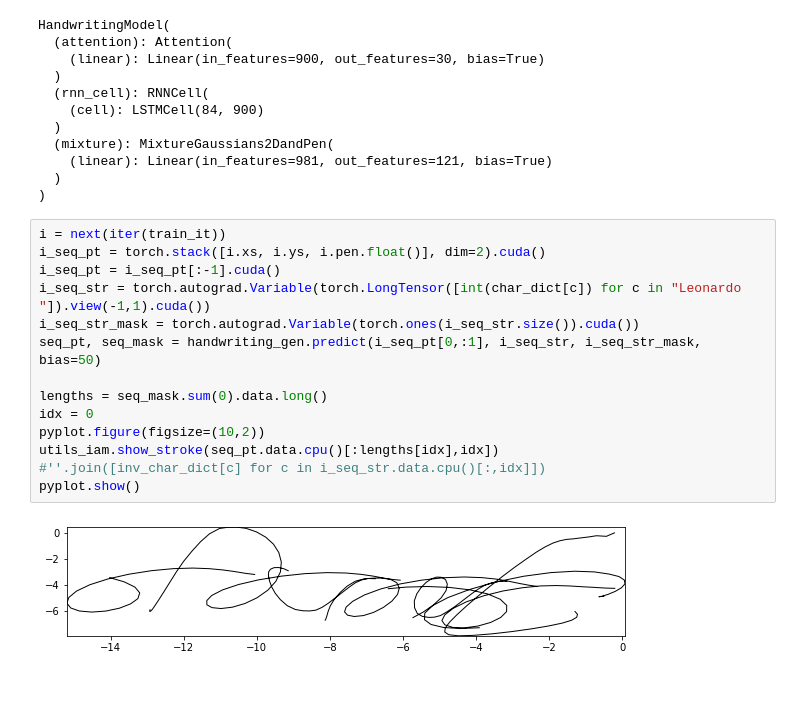
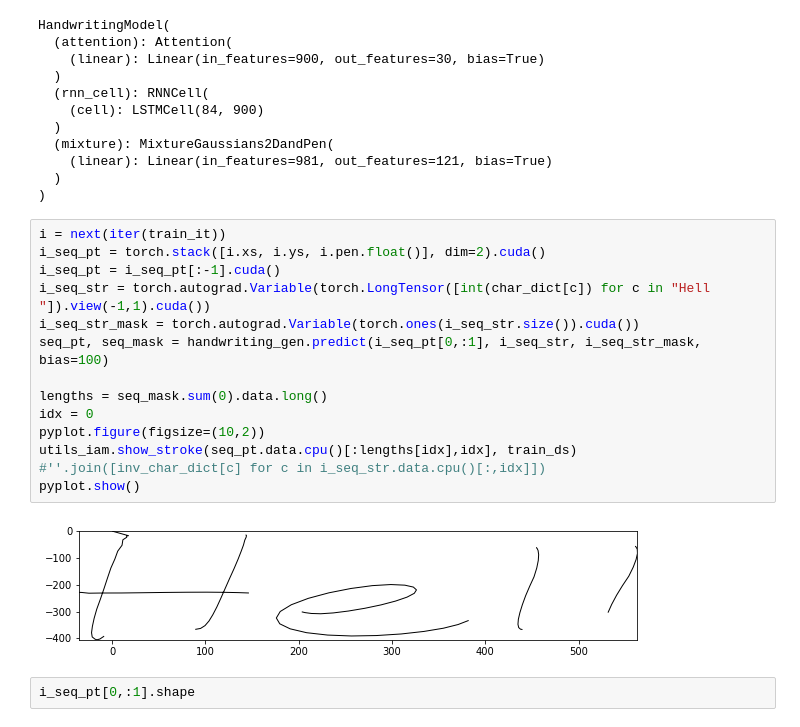
Before and after one commit to leonardoaraujosantos/Handwriting_Gen, a Jupyter notebook: prepare_dataset.ipynb, the cells around one changed output. Drawn from its saved outputs; the diff is of its cells as text; blank space fills up the shorter version.

```diff
--- a/prepare_dataset.ipynb
+++ b/prepare_dataset.ipynb
@@ -133,16 +133,18 @@ HandwritingModel(
 # %%
 i = next(iter(train_it))
 i_seq_pt = torch.stack([i.xs, i.ys, i.pen.float()], dim=2).cuda()
 i_seq_pt = i_seq_pt[:-1].cuda()
-i_seq_str = torch.autograd.Variable(torch.LongTensor([int(char_dict[c]) for c in "Leonardo "]).view(-1,1).cuda())
+i_seq_str = torch.autograd.Variable(torch.LongTensor([int(char_dict[c]) for c in "Hell "]).view(-1,1).cuda())
 i_seq_str_mask = torch.autograd.Variable(torch.ones(i_seq_str.size()).cuda())
-seq_pt, seq_mask = handwriting_gen.predict(i_seq_pt[0,:1], i_seq_str, i_seq_str_mask, bias=50)
+seq_pt, seq_mask = handwriting_gen.predict(i_seq_pt[0,:1], i_seq_str, i_seq_str_mask, bias=100)
 
 lengths = seq_mask.sum(0).data.long()
 idx = 0
 pyplot.figure(figsize=(10,2))
-utils_iam.show_stroke(seq_pt.data.cpu()[:lengths[idx],idx])
+utils_iam.show_stroke(seq_pt.data.cpu()[:lengths[idx],idx], train_ds)
 #''.join([inv_char_dict[c] for c in i_seq_str.data.cpu()[:,idx]])
 pyplot.show()
 # %% [output]
-[figure, old version]
+[figure, new version]
+# %%
+i_seq_pt[0,:1].shape
```
Also changed, not shown: parts of 1 cell of this notebook, 3 other files.
